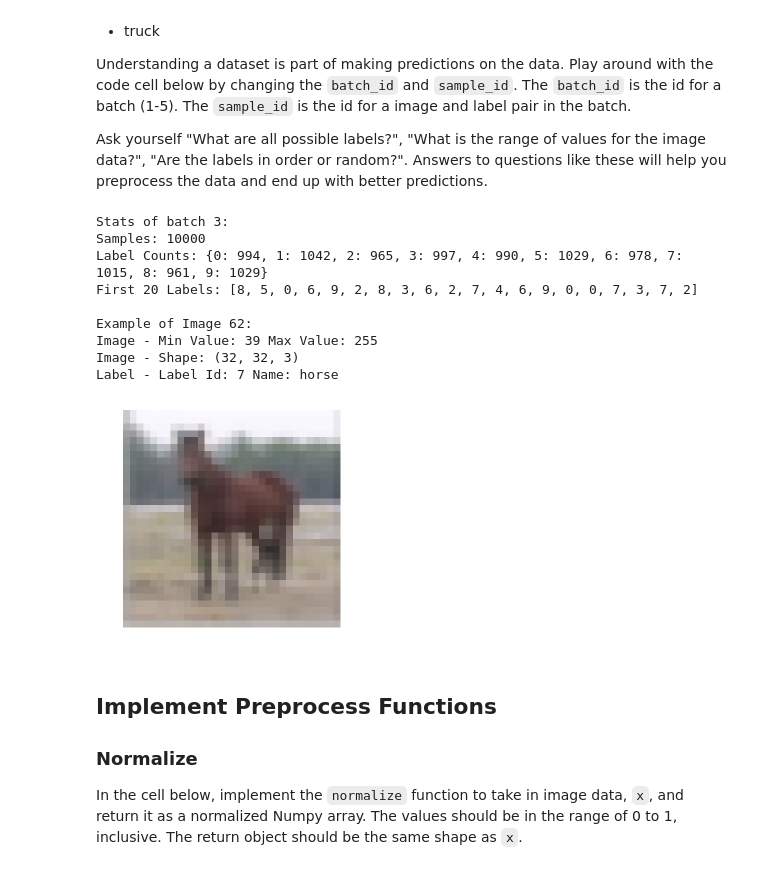
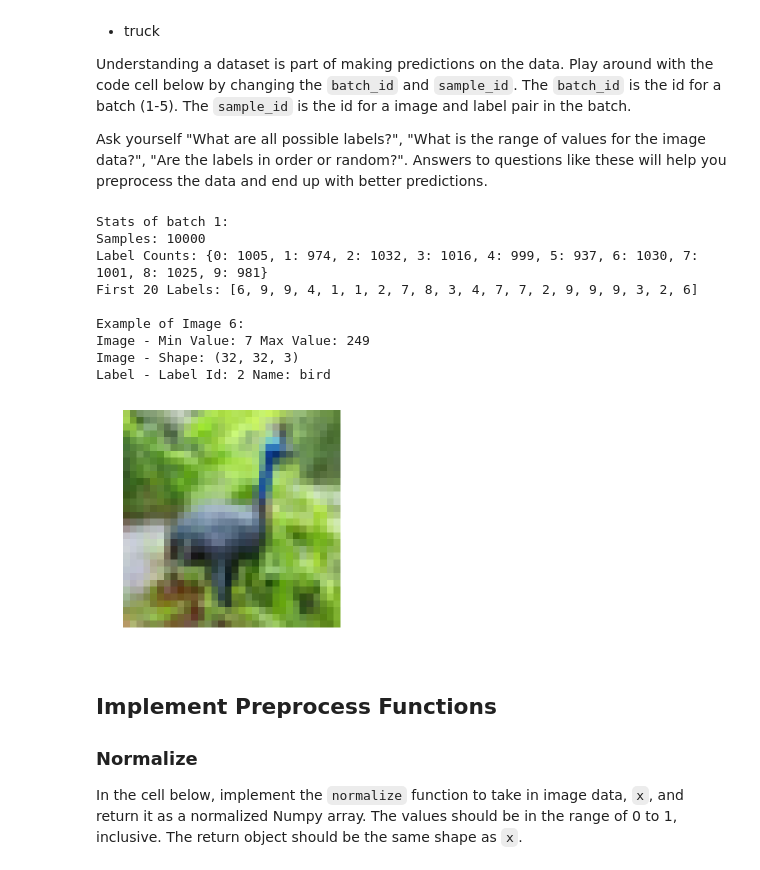
Before and after one commit to richard-alexander/image-classification, a Jupyter notebook: dlnd_image_classification.ipynb, the cells around one changed output. Drawn from its saved outputs; the diff is of its cells as text; code cells hidden in the pictures.

Commit message:
first submission

```diff
--- a/dlnd_image_classification.ipynb
+++ b/dlnd_image_classification.ipynb
@@ -59,25 +59,25 @@ Ask yourself "What are all possible labels?", "What is the range of values for t
 # %%
 %matplotlib inline
 %config InlineBackend.figure_format = 'retina'
 
 import helper
 import numpy as np
 
 # Explore the dataset
-batch_id = 3
-sample_id = 62
+batch_id = 1
+sample_id = 6
 helper.display_stats(cifar10_dataset_folder_path, batch_id, sample_id)
 # %% [output]
-Stats of batch 3:
+Stats of batch 1:
 Samples: 10000
-Label Counts: {0: 994, 1: 1042, 2: 965, 3: 997, 4: 990, 5: 1029, 6: 978, 7: 1015, 8: 961, 9: 1029}
-First 20 Labels: [8, 5, 0, 6, 9, 2, 8, 3, 6, 2, 7, 4, 6, 9, 0, 0, 7, 3, 7, 2]
+Label Counts: {0: 1005, 1: 974, 2: 1032, 3: 1016, 4: 999, 5: 937, 6: 1030, 7: 1001, 8: 1025, 9: 981}
+First 20 Labels: [6, 9, 9, 4, 1, 1, 2, 7, 8, 3, 4, 7, 7, 2, 9, 9, 9, 3, 2, 6]
 
-Example of Image 62:
-Image - Min Value: 39 Max Value: 255
+Example of Image 6:
+Image - Min Value: 7 Max Value: 249
 Image - Shape: (32, 32, 3)
-Label - Label Id: 7 Name: horse
+Label - Label Id: 2 Name: bird
-[figure, old version]
+[figure, new version]
 # %% [markdown]
 ## Implement Preprocess Functions
 ### Normalize
```
Also changed, not shown: parts of 13 cells of this notebook.
